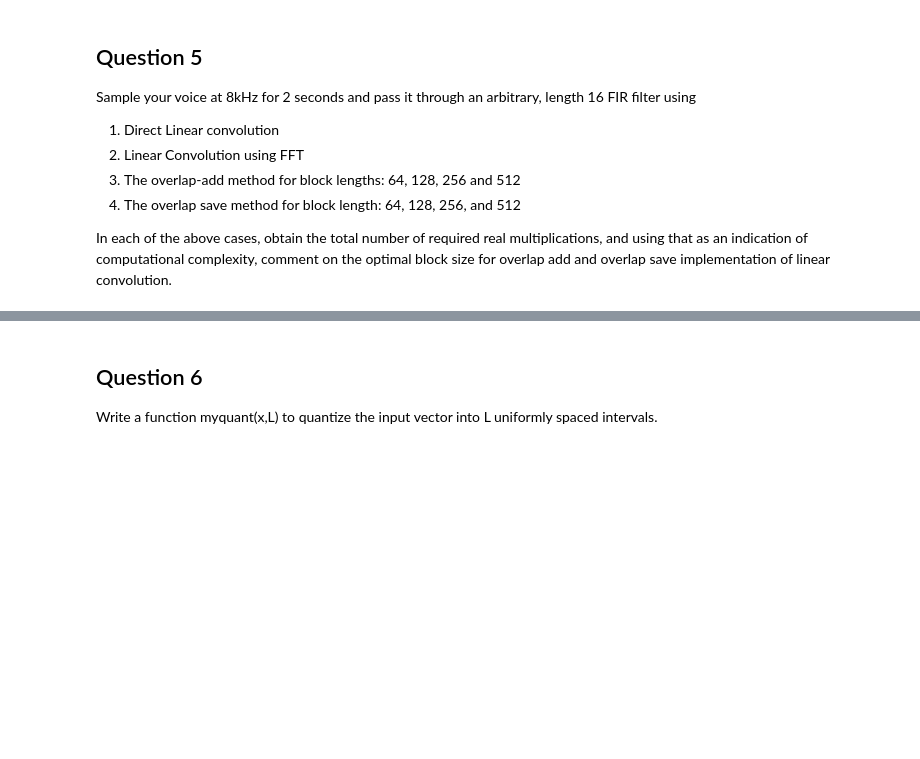
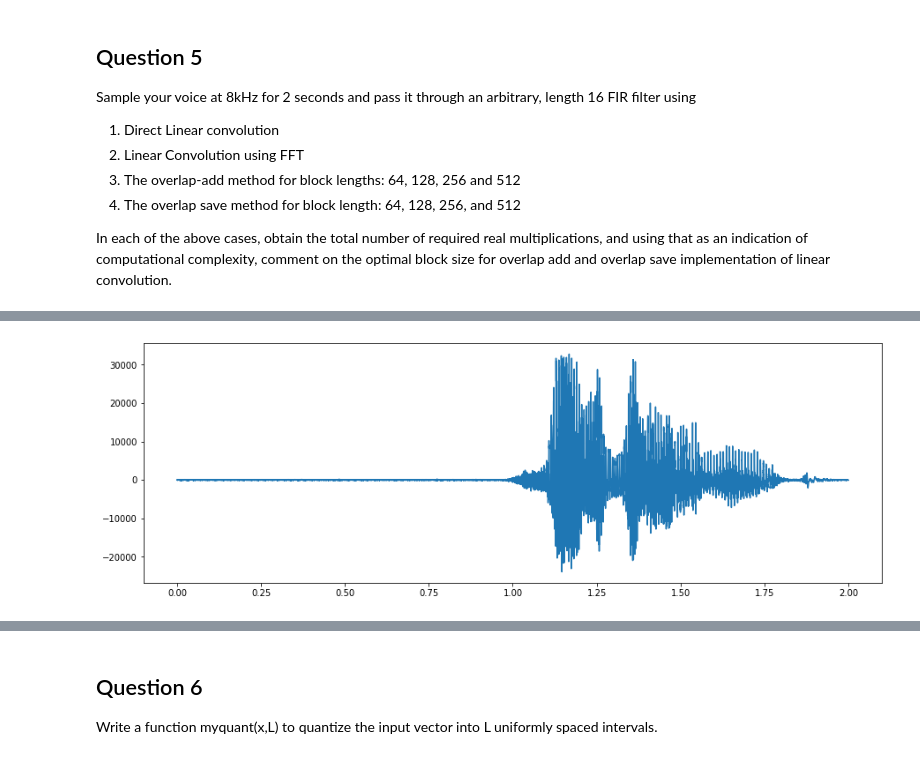
Before and after one commit to Bhavnicksm/dsp_lab_notebooks, a Jupyter notebook: EE333_Lab_2.ipynb, the cells around one changed output, grey strips where cells are left out. Saved outputs shown, nothing was run; the diff lists cells and outputs as text; code cells hidden in the pictures; blank space fills up the shorter version.

```diff
--- a/EE333_Lab_2.ipynb
+++ b/EE333_Lab_2.ipynb
@@ -173,0 +195,9 @@ In each of the above cases, obtain the total number of required real multiplicat
+# %%
+x_cropped = x[0*rate:2*rate]
+wave = ch0_dt[2*rate:4*rate]
+
+plt.figure(figsize=(15,5))
+plt.plot(x_cropped, wave)
+plt.show()
+# %% [output]
+[figure, added]
```
Also changed, not shown: parts of 28 cells of this notebook.
